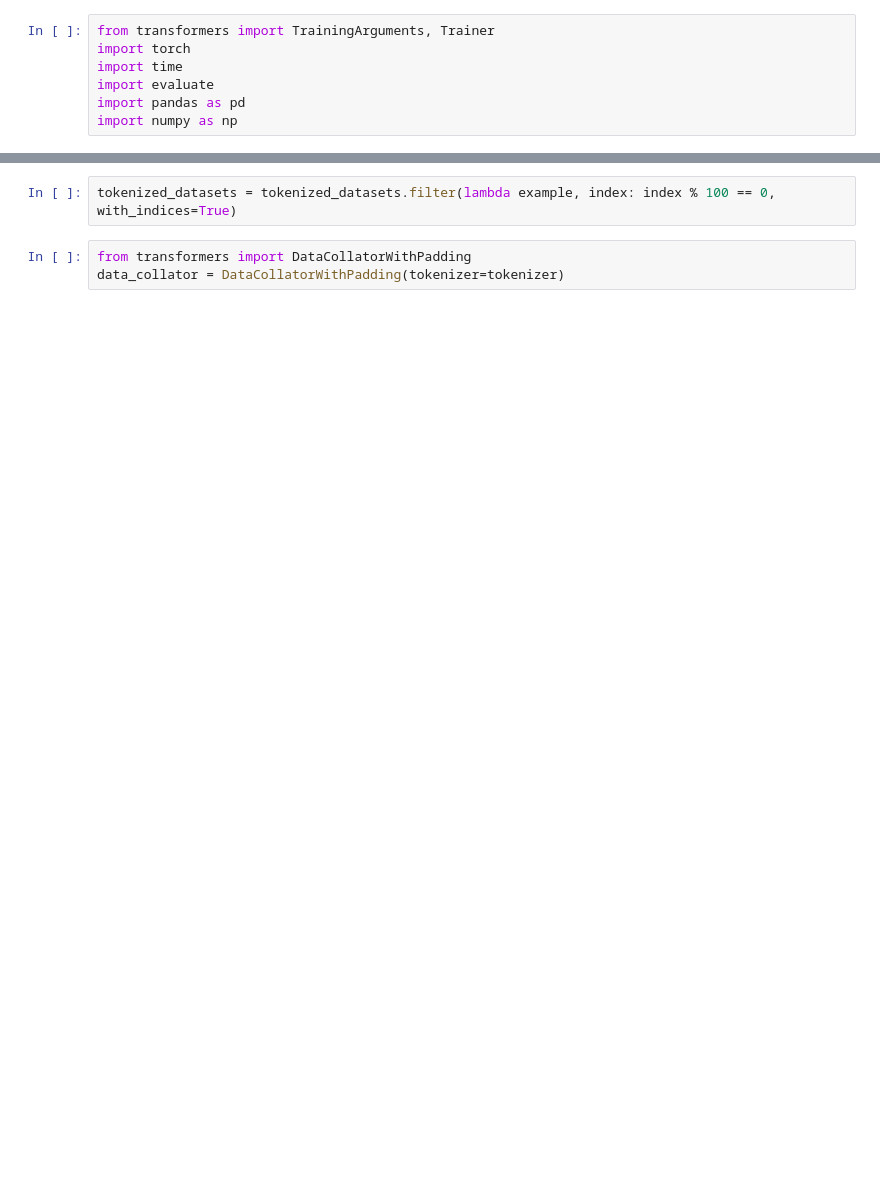
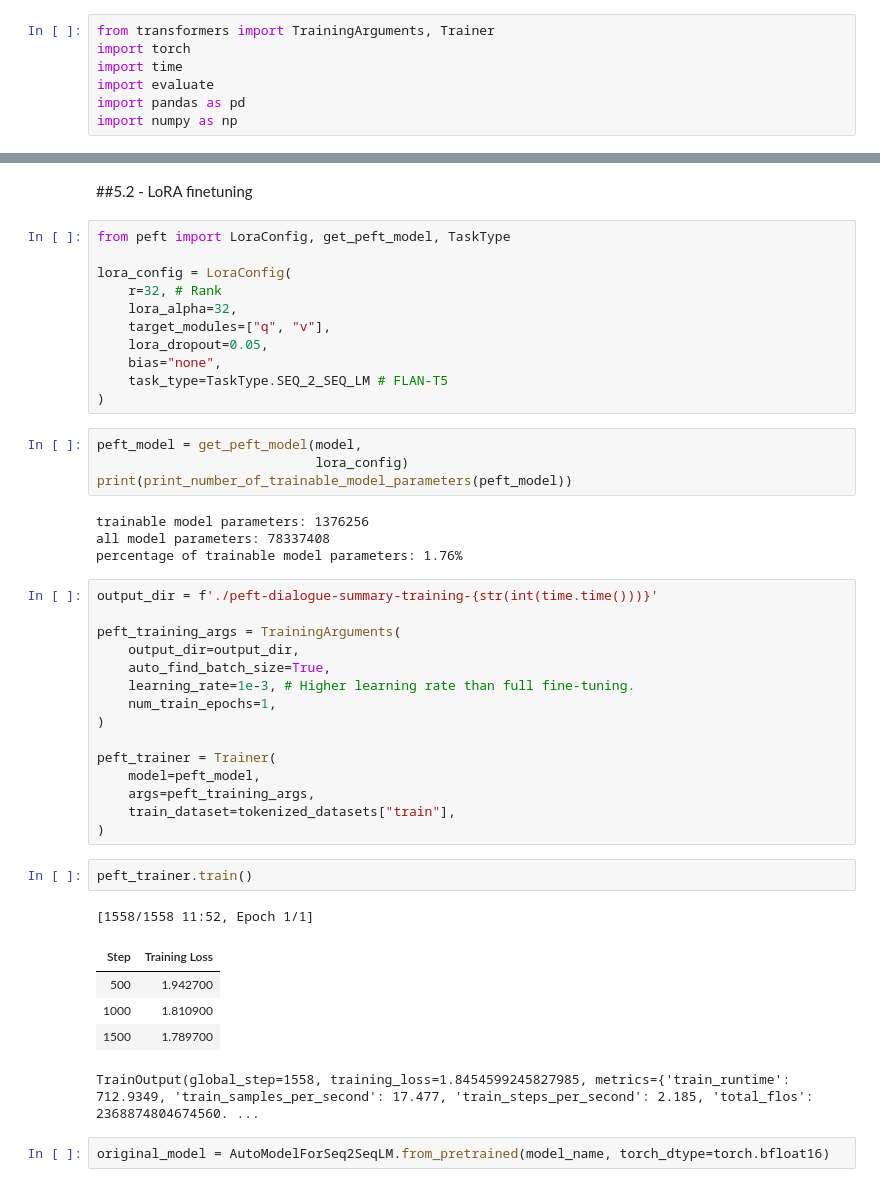
Before and after one commit to Hbvsa/LLMs, a Jupyter notebook: LLM_state_of_the_art_techniques_exploration.ipynb, the cells around one changed output, grey strips where cells are left out. Cells and saved outputs as stored; diff of their text form; blank space fills up the shorter version.

```diff
--- a/LLM_state_of_the_art_techniques_exploration.ipynb
+++ b/LLM_state_of_the_art_techniques_exploration.ipynb
@@ -464,5 +415,48 @@ Finetune
-# %%
-tokenized_datasets = tokenized_datasets.filter(lambda example, index: index % 100 == 0, with_indices=True)
-# %%
-from transformers import DataCollatorWithPadding
-data_collator = DataCollatorWithPadding(tokenizer=tokenizer)
+# %% [markdown]
+<a name='5.2'></a>
+##5.2 - LoRA finetuning
+# %%
+from peft import LoraConfig, get_peft_model, TaskType
+
+lora_config = LoraConfig(
+    r=32, # Rank
+    lora_alpha=32,
+    target_modules=["q", "v"],
+    lora_dropout=0.05,
+    bias="none",
+    task_type=TaskType.SEQ_2_SEQ_LM # FLAN-T5
+)
+# %%
+peft_model = get_peft_model(model,
+                            lora_config)
+print(print_number_of_trainable_model_parameters(peft_model))
+# %% [output]
+trainable model parameters: 1376256
+all model parameters: 78337408
+percentage of trainable model parameters: 1.76%
+# %%
+output_dir = f'./peft-dialogue-summary-training-{str(int(time.time()))}'
+
+peft_training_args = TrainingArguments(
+    output_dir=output_dir,
+    auto_find_batch_size=True,
+    learning_rate=1e-3, # Higher learning rate than full fine-tuning.
+    num_train_epochs=1,
+)
+
+peft_trainer = Trainer(
+    model=peft_model,
+    args=peft_training_args,
+    train_dataset=tokenized_datasets["train"],
+)
+# %%
+peft_trainer.train()
+# %% [output]
+[1558/1558 11:52, Epoch 1/1]
+| Step | Training Loss |
+| 500 | 1.942700 |
+| 1000 | 1.810900 |
+| 1500 | 1.789700 |
+TrainOutput(global_step=1558, training_loss=1.8454599245827985, metrics={'train_runtime': 712.9349, 'train_samples_per_second': 17.477, 'train_steps_per_second': 2.185, 'total_flos': 2368874804674560. ...
+# %%
+original_model = AutoModelForSeq2SeqLM.from_pretrained(model_name, torch_dtype=torch.bfloat16)
```
Also changed, not shown: parts of 21 cells of this notebook.
